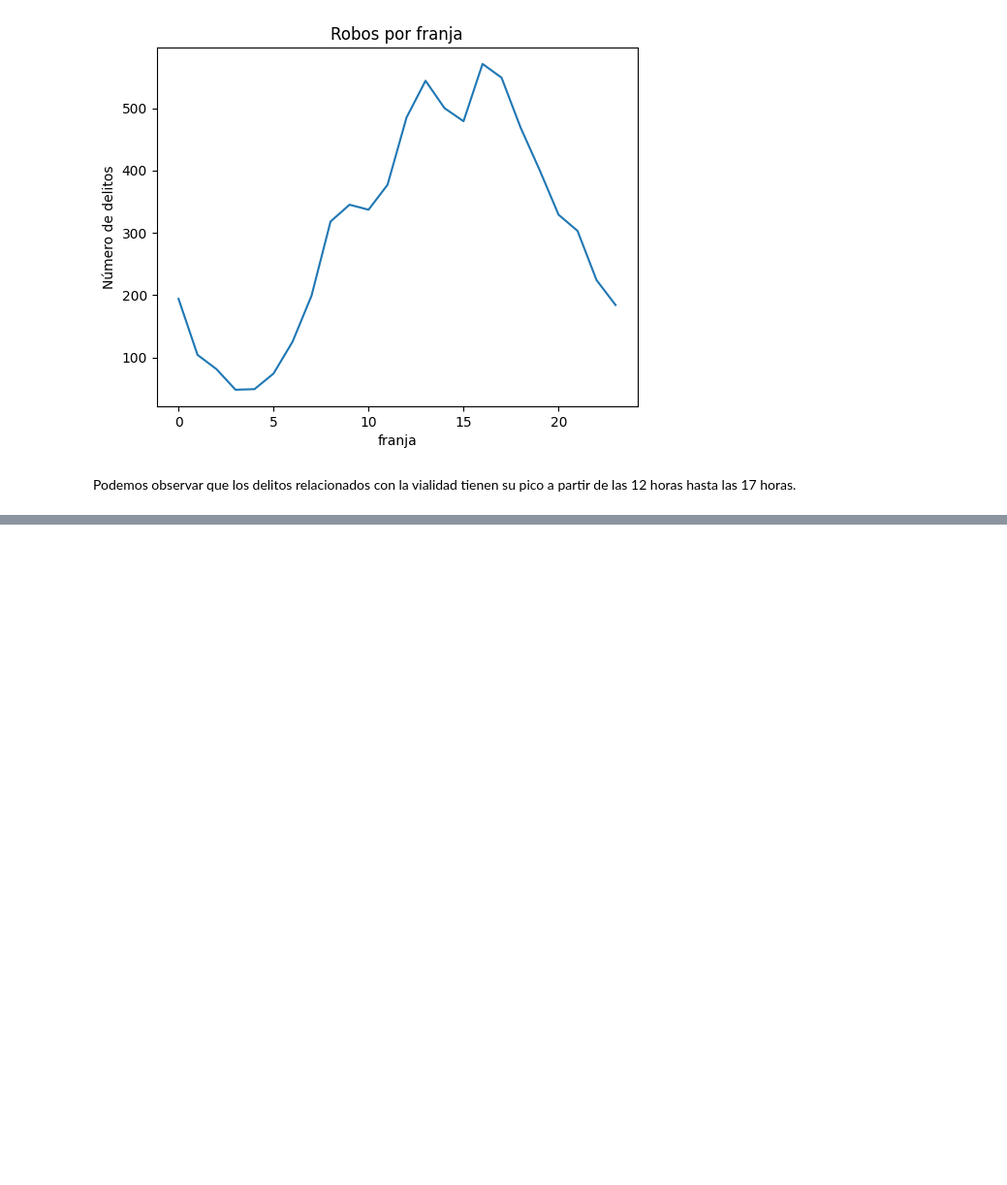
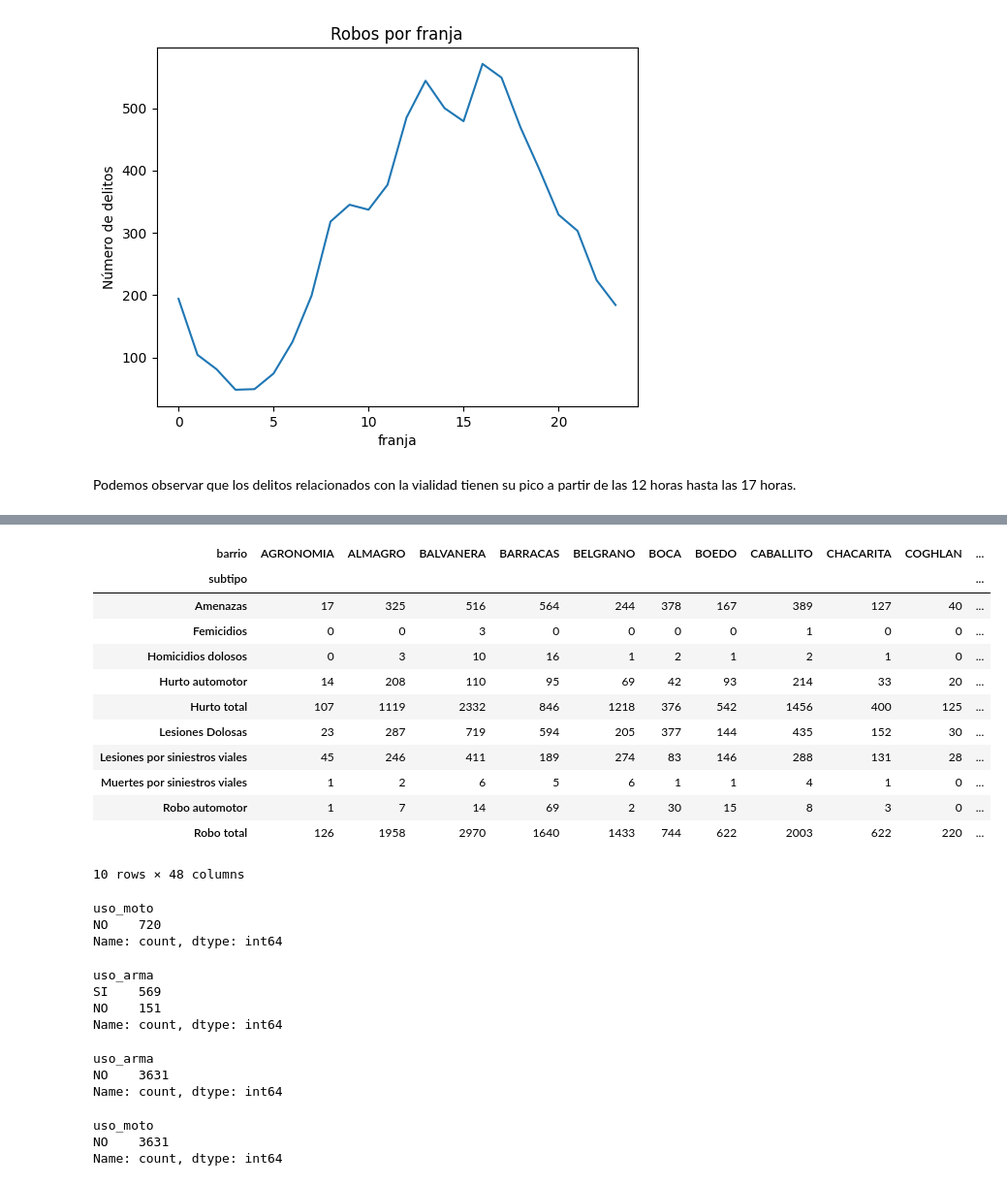
Before and after one commit to No-Country-simulation/equipo-c24-03-m-data, a Jupyter notebook: modules/EDA.ipynb, the cells around one changed output, grey strips where cells are left out. Shown at 97% size. Saved outputs shown, nothing was run; the diff lists cells and outputs as text; code cells hidden in the pictures; blank space fills up the shorter version.

```diff
--- a/modules/EDA.ipynb
+++ b/modules/EDA.ipynb
@@ -782,0 +856,42 @@ Podemos observar que los delitos relacionados con la vialidad tienen su pico a p
+# %%
+df_subtipo_barrio = pd.crosstab(df_limpio["subtipo"], df_limpio["barrio"])
+df_subtipo_barrio
+# %% [output]
+| barrio | AGRONOMIA | ALMAGRO | BALVANERA | BARRACAS | BELGRANO | BOCA | BOEDO | CABALLITO | CHACARITA | COGHLAN | ... |
+| subtipo |  |  |  |  |  |  |  |  |  |  | ... |
+| Amenazas | 17 | 325 | 516 | 564 | 244 | 378 | 167 | 389 | 127 | 40 | ... |
+| Femicidios | 0 | 0 | 3 | 0 | 0 | 0 | 0 | 1 | 0 | 0 | ... |
+| Homicidios dolosos | 0 | 3 | 10 | 16 | 1 | 2 | 1 | 2 | 1 | 0 | ... |
+| Hurto automotor | 14 | 208 | 110 | 95 | 69 | 42 | 93 | 214 | 33 | 20 | ... |
+| Hurto total | 107 | 1119 | 2332 | 846 | 1218 | 376 | 542 | 1456 | 400 | 125 | ... |
+| Lesiones Dolosas | 23 | 287 | 719 | 594 | 205 | 377 | 144 | 435 | 152 | 30 | ... |
+| Lesiones por siniestros viales | 45 | 246 | 411 | 189 | 274 | 83 | 146 | 288 | 131 | 28 | ... |
+| Muertes por siniestros viales | 1 | 2 | 6 | 5 | 6 | 1 | 1 | 4 | 1 | 0 | ... |
+| Robo automotor | 1 | 7 | 14 | 69 | 2 | 30 | 15 | 8 | 3 | 0 | ... |
+| Robo total | 126 | 1958 | 2970 | 1640 | 1433 | 744 | 622 | 2003 | 622 | 220 | ... |
+10 rows × 48 columns
+# %%
+df_limpio[df_limpio['subtipo'] == "Robo automotor"].uso_moto.value_counts()
+# %% [output]
+uso_moto
+NO    720
+Name: count, dtype: int64
+# %%
+df_limpio[df_limpio['subtipo'] == "Robo automotor"].uso_arma.value_counts()
+# %% [output]
+uso_arma
+SI    569
+NO    151
+Name: count, dtype: int64
+# %%
+df_limpio[df_limpio['subtipo'] == "Hurto automotor"].uso_arma.value_counts()
+# %% [output]
+uso_arma
+NO    3631
+Name: count, dtype: int64
+# %%
+df_limpio[df_limpio['subtipo'] == "Hurto automotor"].uso_moto.value_counts()
+# %% [output]
+uso_moto
+NO    3631
+Name: count, dtype: int64
```
Also changed, not shown: parts of 15 cells of this notebook.
